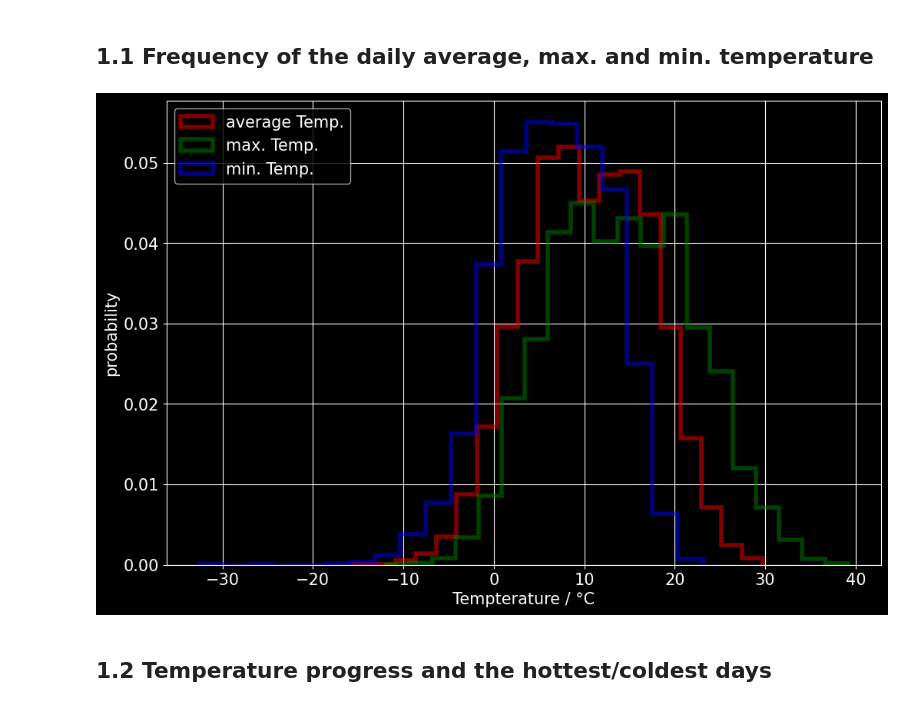
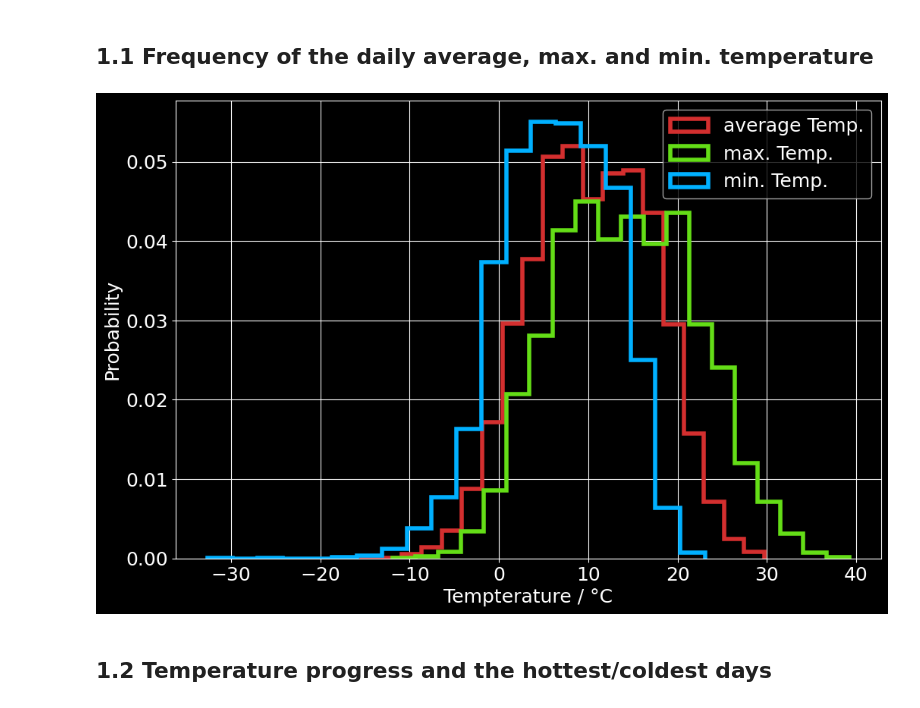
Before and after one commit to SamGTex/climate-analysis, a Jupyter notebook: analyse/Report_Dortmund_2022.ipynb, the cells around one changed output. Saved outputs shown, nothing was run; the diff lists cells and outputs as text; code cells hidden in the pictures.

```diff
--- a/analyse/Report_Dortmund_2022.ipynb
+++ b/analyse/Report_Dortmund_2022.ipynb
@@ -60,23 +60,23 @@ period: 1990 - 2022
 # %%
 # frequency of the daily average temperature, max. temp
 plt.figure(figsize=(12,8), dpi=100)
-plt.hist(df['temp'], bins=20, histtype='step', density=True, stacked=True, color='red', linewidth=4, label='average Temp.', alpha=0.5)
-plt.hist(df['tempmax'], bins=20, histtype='step', density=True, stacked=True, color='green', linewidth=4, label='max. Temp.', alpha=0.5)
-plt.hist(df['tempmin'], bins=20, histtype='step', density=True, stacked=True, color='blue', linewidth=4, label='min. Temp.', alpha=0.5)
+plt.hist(df['temp'], bins=20, histtype='step', density=True, stacked=True, color='#d32f2f', linewidth=4, label='average Temp.', alpha=1)
+plt.hist(df['tempmax'], bins=20, histtype='step', density=True, stacked=True, color='#64dd17', linewidth=4, label='max. Temp.', alpha=1)
+plt.hist(df['tempmin'], bins=20, histtype='step', density=True, stacked=True, color='#00b0ff', linewidth=4, label='min. Temp.', alpha=1)
 
 
-plt.xlabel('Tempterature / °C', fontsize=15)
-plt.ylabel('probability', fontsize=15)
-plt.xticks(fontsize=15)
-plt.yticks(fontsize=15)
+plt.xlabel('Tempterature / °C', fontsize=18)
+plt.ylabel('Probability', fontsize=18)
+plt.xticks(fontsize=18)
+plt.yticks(fontsize=18)
 plt.grid()
-plt.legend(fontsize=15)
+plt.legend(fontsize=18)
 plt.savefig(f'../figures/pdf/frequency_temp_{start_year}-{end_year}.pdf')
 plt.savefig(f'../figures/png/frequency_temp_{start_year}-{end_year}.png', dpi=300)
 
 plt.show()
 # %% [output]
-[figure, old version]
+[figure, new version]
 # %% [markdown]
 ## 1.2 Temperature progress and the hottest/coldest days
 # %% [markdown]
```
Also changed, not shown: parts of 10 cells of this notebook, 10 other files.
